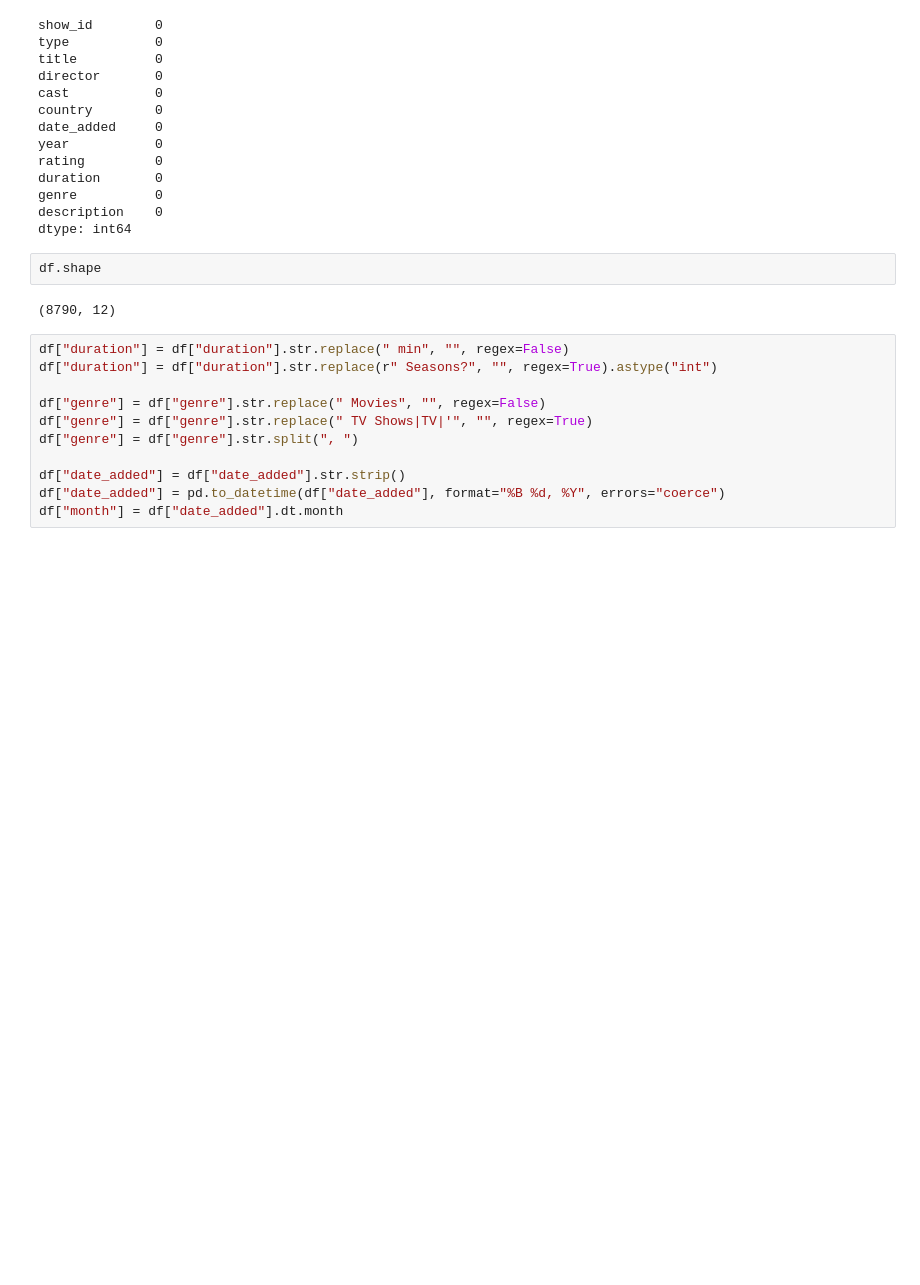
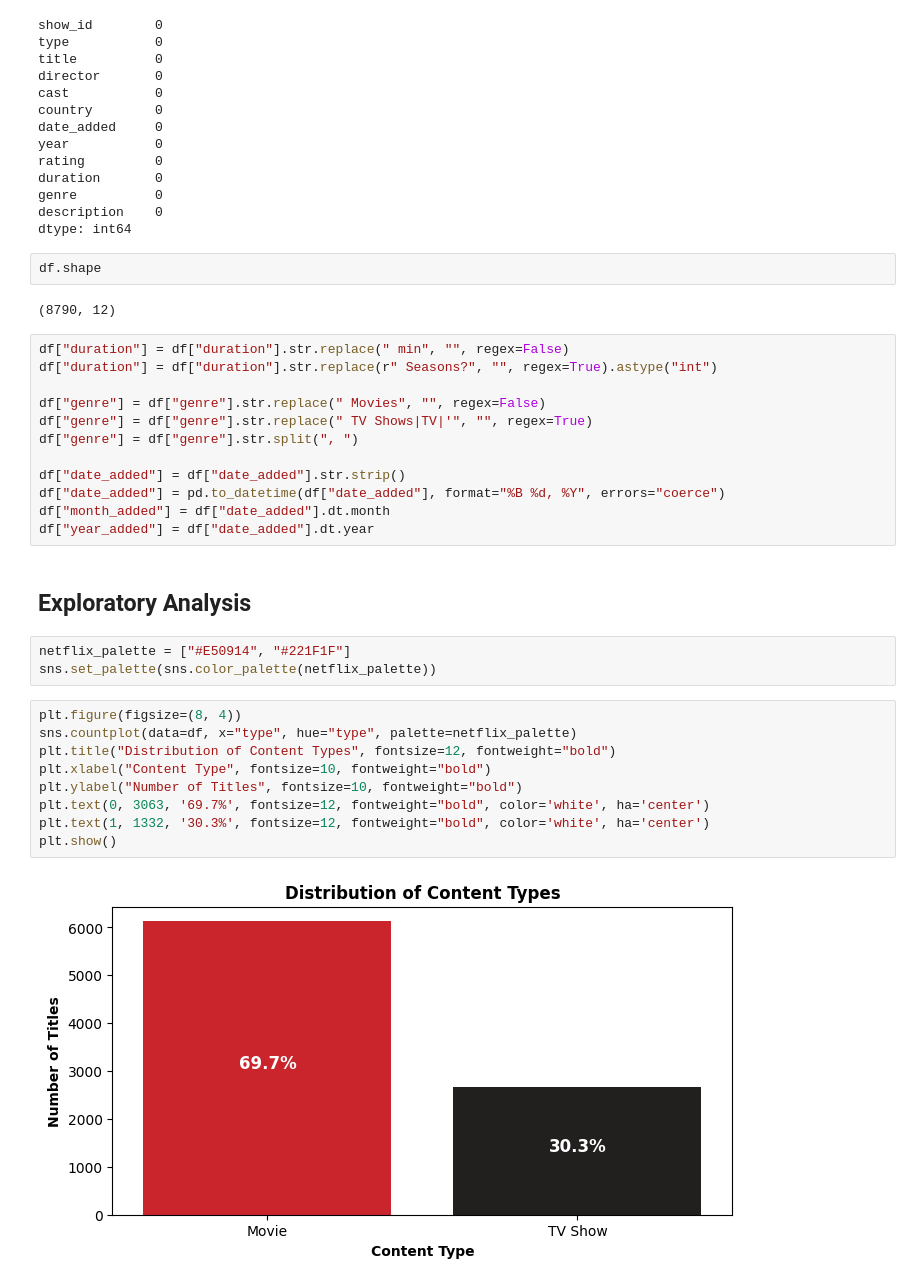
Before and after one commit to berkaygirgin/netflix-content-evolution-analysis, a Jupyter notebook: notebooks/netflix_content_evolution_analysis.ipynb, the cells around one changed output. Drawn from its saved outputs; the diff is of its cells as text; blank space fills up the shorter version.

Commit message:
Exploratory analysis: add focused visualizations

```diff
--- a/notebooks/netflix_content_evolution_analysis.ipynb
+++ b/notebooks/netflix_content_evolution_analysis.ipynb
@@ -135,4 +135,21 @@ df["genre"] = df["genre"].str.split(", ")
 
 df["date_added"] = df["date_added"].str.strip()
 df["date_added"] = pd.to_datetime(df["date_added"], format="%B %d, %Y", errors="coerce")
-df["month"] = df["date_added"].dt.month
+df["month_added"] = df["date_added"].dt.month
+df["year_added"] = df["date_added"].dt.year
+# %% [markdown]
+## Exploratory Analysis
+# %%
+netflix_palette = ["#E50914", "#221F1F"]
+sns.set_palette(sns.color_palette(netflix_palette))
+# %%
+plt.figure(figsize=(8, 4))
+sns.countplot(data=df, x="type", hue="type", palette=netflix_palette)
+plt.title("Distribution of Content Types", fontsize=12, fontweight="bold")
+plt.xlabel("Content Type", fontsize=10, fontweight="bold")
+plt.ylabel("Number of Titles", fontsize=10, fontweight="bold")
+plt.text(0, 3063, '69.7%', fontsize=12, fontweight="bold", color='white', ha='center')
+plt.text(1, 1332, '30.3%', fontsize=12, fontweight="bold", color='white', ha='center')
+plt.show()
+# %% [output]
+[figure, added]
```
Also changed, not shown: parts of 17 cells of this notebook.
